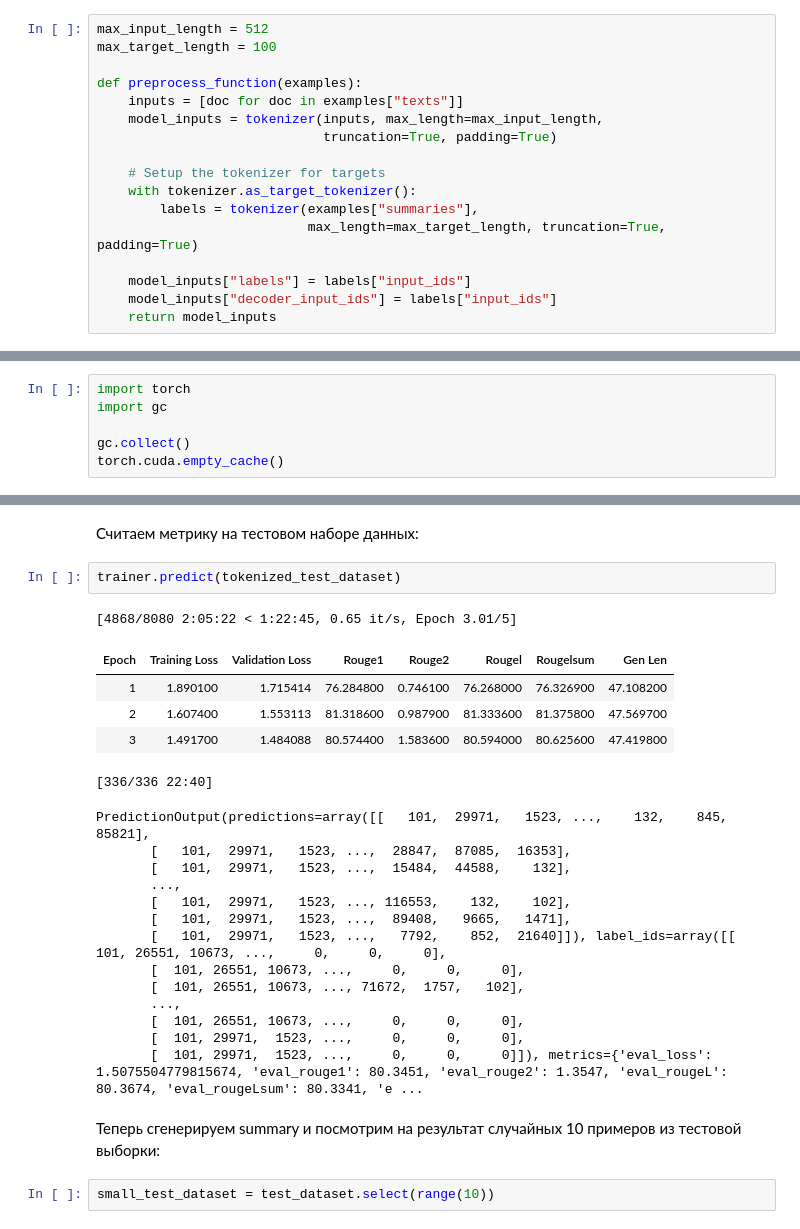
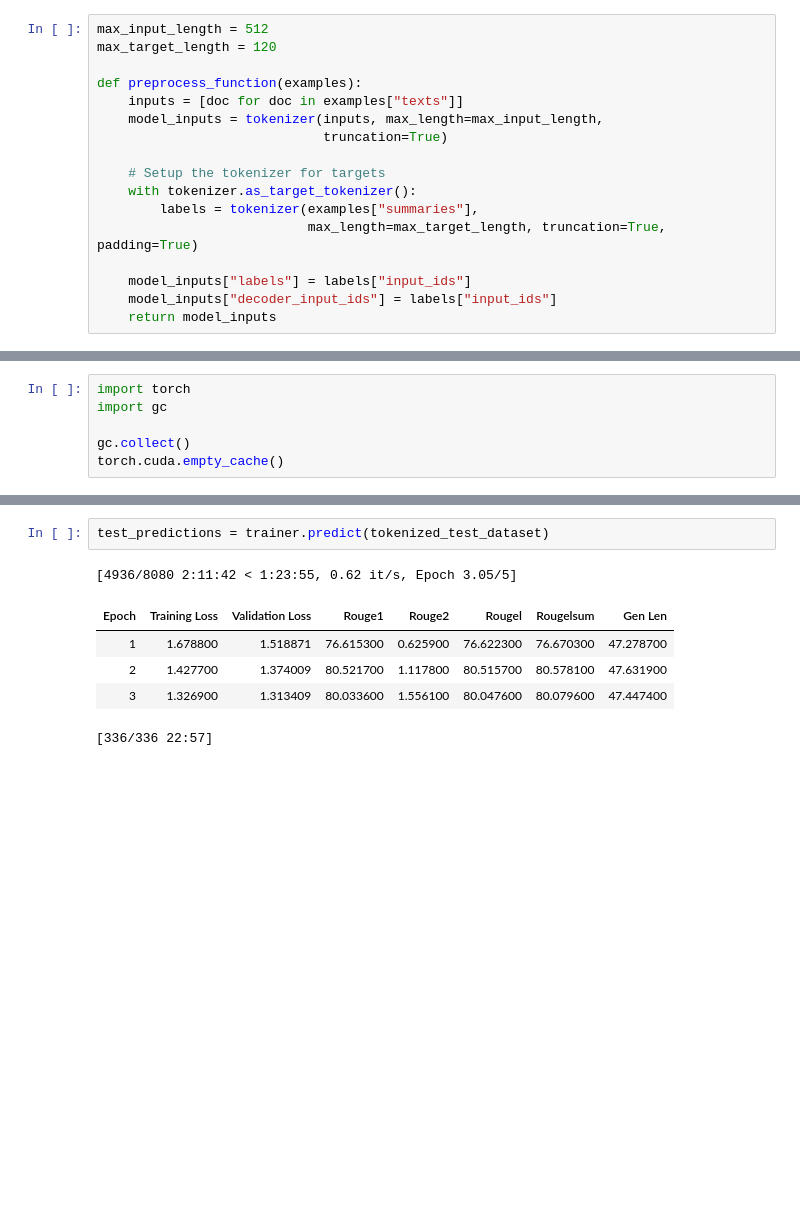
Before and after one commit to nikolmash/legal_summarization, a Jupyter notebook: bert2bert.ipynb, the cells around one changed output, grey strips where cells are left out. Drawn from its saved outputs; the diff is of its cells as text; blank space fills up the shorter version.

```diff
--- a/bert2bert.ipynb
+++ b/bert2bert.ipynb
@@ -119,11 +128,11 @@ tokenizer = AutoTokenizer.from_pretrained(model_name)
 # %%
 max_input_length = 512
-max_target_length = 100
+max_target_length = 120
 
 def preprocess_function(examples):
     inputs = [doc for doc in examples["texts"]]
     model_inputs = tokenizer(inputs, max_length=max_input_length,
-                             truncation=True, padding=True)
+                             truncation=True)
 
     # Setup the tokenizer for targets
     with tokenizer.as_target_tokenizer():
@@ -244,28 +246,9 @@ KeyboardInterrupt: ignored
-# %% [markdown]
-Считаем метрику на тестовом наборе данных:
 # %%
-trainer.predict(tokenized_test_dataset)
+test_predictions = trainer.predict(tokenized_test_dataset)
 # %% [output]
-[4868/8080 2:05:22 < 1:22:45, 0.65 it/s, Epoch 3.01/5]
+[4936/8080 2:11:42 < 1:23:55, 0.62 it/s, Epoch 3.05/5]
 | Epoch | Training Loss | Validation Loss | Rouge1 | Rouge2 | Rougel | Rougelsum | Gen Len |
-| 1 | 1.890100 | 1.715414 | 76.284800 | 0.746100 | 76.268000 | 76.326900 | 47.108200 |
-| 2 | 1.607400 | 1.553113 | 81.318600 | 0.987900 | 81.333600 | 81.375800 | 47.569700 |
-| 3 | 1.491700 | 1.484088 | 80.574400 | 1.583600 | 80.594000 | 80.625600 | 47.419800 |
+| 1 | 1.678800 | 1.518871 | 76.615300 | 0.625900 | 76.622300 | 76.670300 | 47.278700 |
+| 2 | 1.427700 | 1.374009 | 80.521700 | 1.117800 | 80.515700 | 80.578100 | 47.631900 |
+| 3 | 1.326900 | 1.313409 | 80.033600 | 1.556100 | 80.047600 | 80.079600 | 47.447400 |
-[336/336 22:40]
+[336/336 22:57]
-PredictionOutput(predictions=array([[   101,  29971,   1523, ...,    132,    845,  85821],
-       [   101,  29971,   1523, ...,  28847,  87085,  16353],
-       [   101,  29971,   1523, ...,  15484,  44588,    132],
-       ...,
-       [   101,  29971,   1523, ..., 116553,    132,    102],
-       [   101,  29971,   1523, ...,  89408,   9665,   1471],
-       [   101,  29971,   1523, ...,   7792,    852,  21640]]), label_ids=array([[  101, 26551, 10673, ...,     0,     0,     0],
-       [  101, 26551, 10673, ...,     0,     0,     0],
-       [  101, 26551, 10673, ..., 71672,  1757,   102],
-       ...,
-       [  101, 26551, 10673, ...,     0,     0,     0],
-       [  101, 29971,  1523, ...,     0,     0,     0],
-       [  101, 29971,  1523, ...,     0,     0,     0]]), metrics={'eval_loss': 1.5075504779815674, 'eval_rouge1': 80.3451, 'eval_rouge2': 1.3547, 'eval_rougeL': 80.3674, 'eval_rougeLsum': 80.3341, 'e ...
-# %% [markdown]
-Теперь сгенерируем summary и посмотрим на результат случайных 10 примеров из тестовой выборки:
-# %%
-small_test_dataset = test_dataset.select(range(10))
```
Also changed, not shown: parts of 29 cells of this notebook.
